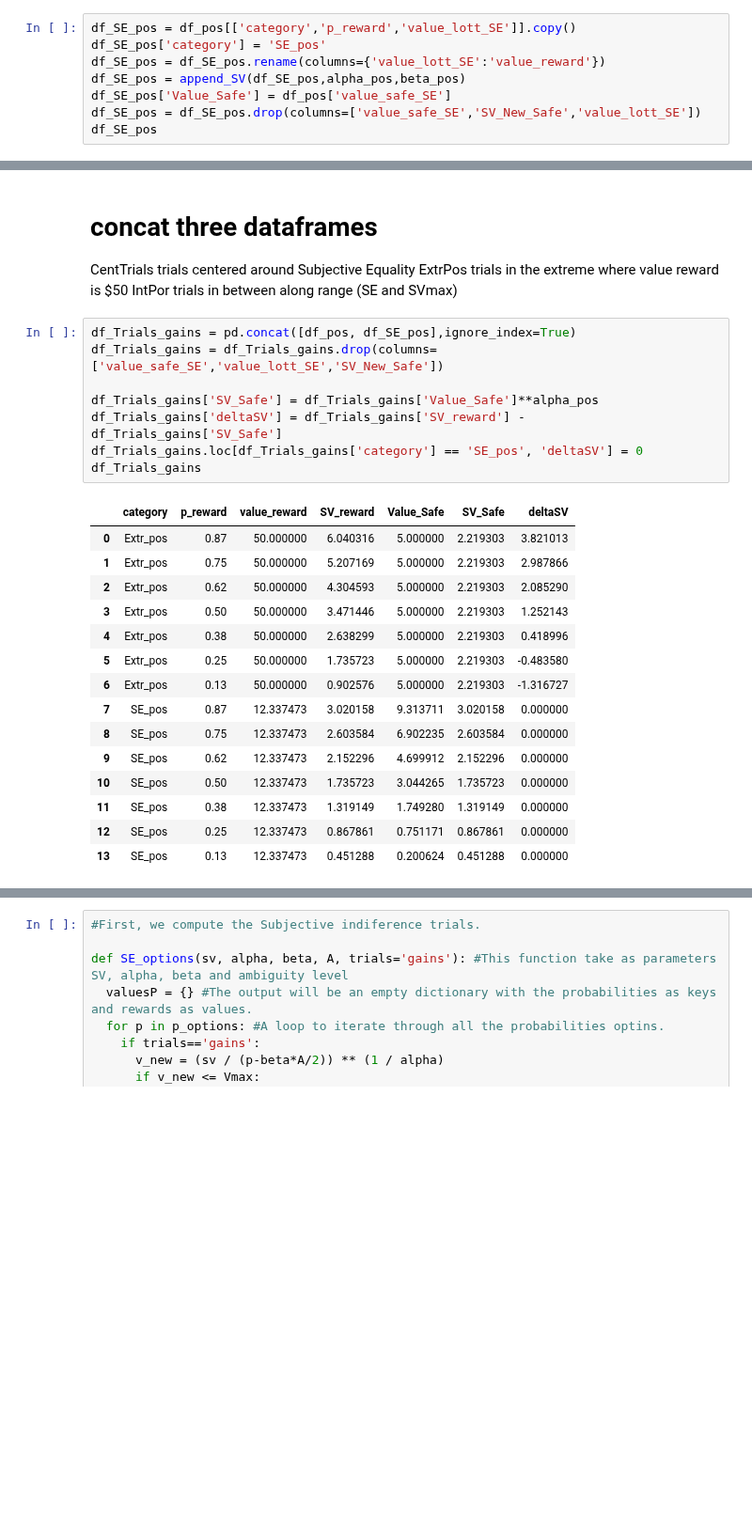
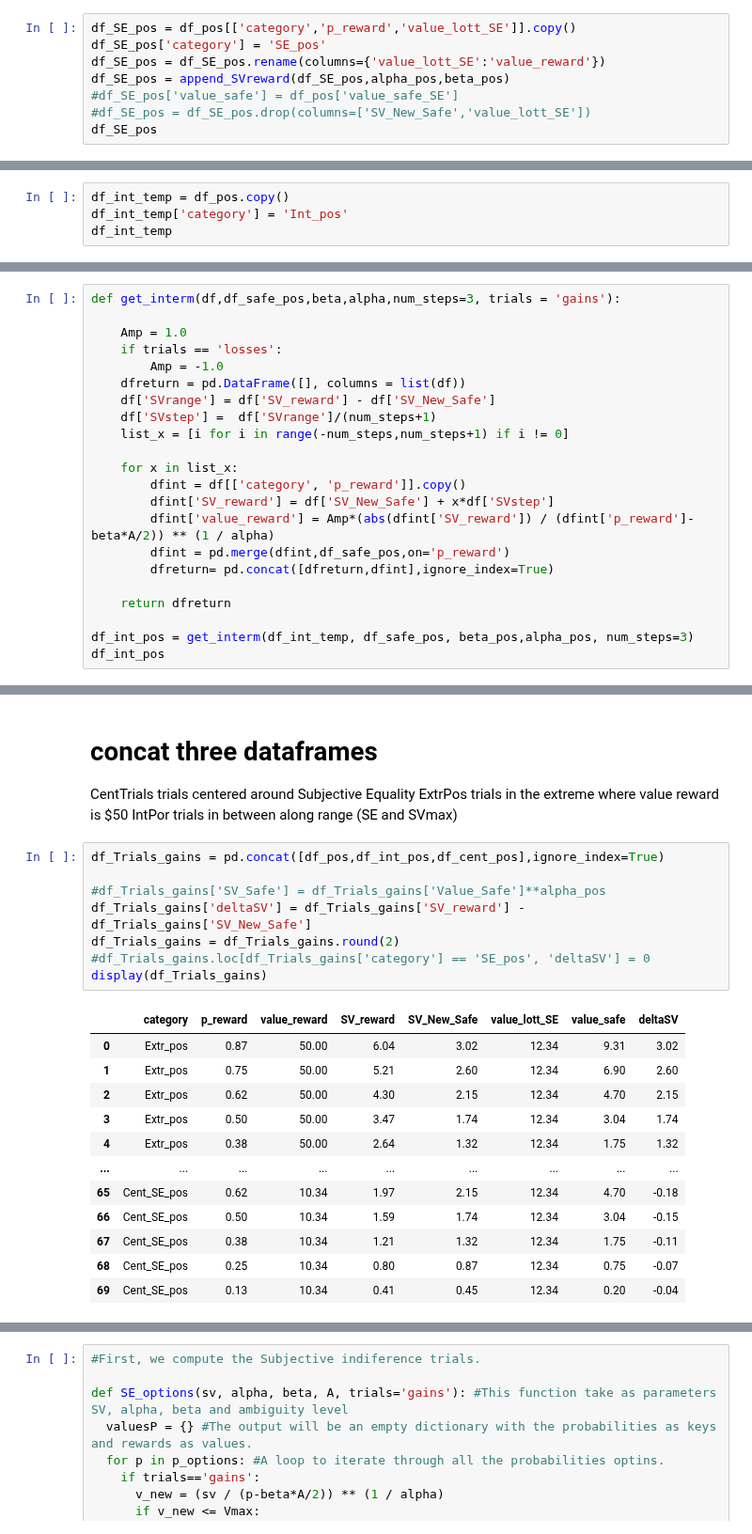
Before and after one commit to CDN-Lab/Adaptive_Choicesets, a Jupyter notebook: symmetrical_choice_set.ipynb, the cells around one changed output, grey strips where cells are left out. Shown at 94% size. Saved outputs shown, nothing was run; the diff lists cells and outputs as text; blank space fills up the shorter version.

Commit message:
Finished Gains Choice set

```diff
--- a/symmetrical_choice_set.ipynb
+++ b/symmetrical_choice_set.ipynb
@@ -198,8 +220,8 @@ df_pos
 df_SE_pos = df_pos[['category','p_reward','value_lott_SE']].copy()
 df_SE_pos['category'] = 'SE_pos'
 df_SE_pos = df_SE_pos.rename(columns={'value_lott_SE':'value_reward'})
-df_SE_pos = append_SV(df_SE_pos,alpha_pos,beta_pos)
-df_SE_pos['Value_Safe'] = df_pos['value_safe_SE']
-df_SE_pos = df_SE_pos.drop(columns=['value_safe_SE','SV_New_Safe','value_lott_SE'])
+df_SE_pos = append_SVreward(df_SE_pos,alpha_pos,beta_pos)
+#df_SE_pos['value_safe'] = df_pos['value_safe_SE']
+#df_SE_pos = df_SE_pos.drop(columns=['SV_New_Safe','value_lott_SE'])
 df_SE_pos
 # %% [output]
@@ -213,0 +273,4 @@ df_SE_pos
+# %%
+df_int_temp = df_pos.copy()
+df_int_temp['category'] = 'Int_pos'
+df_int_temp
@@ -213,0 +286,22 @@ df_SE_pos
+# %%
+def get_interm(df,df_safe_pos,beta,alpha,num_steps=3, trials = 'gains'):
+
+    Amp = 1.0
+    if trials == 'losses':
+        Amp = -1.0
+    dfreturn = pd.DataFrame([], columns = list(df))
+    df['SVrange'] = df['SV_reward'] - df['SV_New_Safe']
+    df['SVstep'] =  df['SVrange']/(num_steps+1)
+    list_x = [i for i in range(-num_steps,num_steps+1) if i != 0]
+
+    for x in list_x:
+        dfint = df[['category', 'p_reward']].copy()
+        dfint['SV_reward'] = df['SV_New_Safe'] + x*df['SVstep']
+        dfint['value_reward'] = Amp*(abs(dfint['SV_reward']) / (dfint['p_reward']-beta*A/2)) ** (1 / alpha)
+        dfint = pd.merge(dfint,df_safe_pos,on='p_reward')
+        dfreturn= pd.concat([dfreturn,dfint],ignore_index=True)
+
+    return dfreturn
+
+df_int_pos = get_interm(df_int_temp, df_safe_pos, beta_pos,alpha_pos, num_steps=3)
+df_int_pos
@@ -233,26 +343,23 @@ CentTrials trials centered around Subjective Equality
 ExtrPos trials in the extreme where value reward is $50
 IntPor trials in between along range (SE and SVmax)
 # %%
-df_Trials_gains = pd.concat([df_pos, df_SE_pos],ignore_index=True)
-df_Trials_gains = df_Trials_gains.drop(columns=['value_safe_SE','value_lott_SE','SV_New_Safe'])
+df_Trials_gains = pd.concat([df_pos,df_int_pos,df_cent_pos],ignore_index=True)
 
-df_Trials_gains['SV_Safe'] = df_Trials_gains['Value_Safe']**alpha_pos
-df_Trials_gains['deltaSV'] = df_Trials_gains['SV_reward'] - df_Trials_gains['SV_Safe']
-df_Trials_gains.loc[df_Trials_gains['category'] == 'SE_pos', 'deltaSV'] = 0
-df_Trials_gains
+#df_Trials_gains['SV_Safe'] = df_Trials_gains['Value_Safe']**alpha_pos
+df_Trials_gains['deltaSV'] = df_Trials_gains['SV_reward'] - df_Trials_gains['SV_New_Safe']
+df_Trials_gains = df_Trials_gains.round(2)
+#df_Trials_gains.loc[df_Trials_gains['category'] == 'SE_pos', 'deltaSV'] = 0
+display(df_Trials_gains)
 # %% [output]
-|  | category | p_reward | value_reward | SV_reward | Value_Safe | SV_Safe | deltaSV |
-| 0 | Extr_pos | 0.87 | 50.000000 | 6.040316 | 5.000000 | 2.219303 | 3.821013 |
-| 1 | Extr_pos | 0.75 | 50.000000 | 5.207169 | 5.000000 | 2.219303 | 2.987866 |
-| 2 | Extr_pos | 0.62 | 50.000000 | 4.304593 | 5.000000 | 2.219303 | 2.085290 |
-| 3 | Extr_pos | 0.50 | 50.000000 | 3.471446 | 5.000000 | 2.219303 | 1.252143 |
-| 4 | Extr_pos | 0.38 | 50.000000 | 2.638299 | 5.000000 | 2.219303 | 0.418996 |
-| 5 | Extr_pos | 0.25 | 50.000000 | 1.735723 | 5.000000 | 2.219303 | -0.483580 |
-| 6 | Extr_pos | 0.13 | 50.000000 | 0.902576 | 5.000000 | 2.219303 | -1.316727 |
-| 7 | SE_pos | 0.87 | 12.337473 | 3.020158 | 9.313711 | 3.020158 | 0.000000 |
-| 8 | SE_pos | 0.75 | 12.337473 | 2.603584 | 6.902235 | 2.603584 | 0.000000 |
-| 9 | SE_pos | 0.62 | 12.337473 | 2.152296 | 4.699912 | 2.152296 | 0.000000 |
-| 10 | SE_pos | 0.50 | 12.337473 | 1.735723 | 3.044265 | 1.735723 | 0.000000 |
-| 11 | SE_pos | 0.38 | 12.337473 | 1.319149 | 1.749280 | 1.319149 | 0.000000 |
-| 12 | SE_pos | 0.25 | 12.337473 | 0.867861 | 0.751171 | 0.867861 | 0.000000 |
-| 13 | SE_pos | 0.13 | 12.337473 | 0.451288 | 0.200624 | 0.451288 | 0.000000 |
+|  | category | p_reward | value_reward | SV_reward | SV_New_Safe | value_lott_SE | value_safe | deltaSV |
+| 0 | Extr_pos | 0.87 | 50.00 | 6.04 | 3.02 | 12.34 | 9.31 | 3.02 |
+| 1 | Extr_pos | 0.75 | 50.00 | 5.21 | 2.60 | 12.34 | 6.90 | 2.60 |
+| 2 | Extr_pos | 0.62 | 50.00 | 4.30 | 2.15 | 12.34 | 4.70 | 2.15 |
+| 3 | Extr_pos | 0.50 | 50.00 | 3.47 | 1.74 | 12.34 | 3.04 | 1.74 |
+| 4 | Extr_pos | 0.38 | 50.00 | 2.64 | 1.32 | 12.34 | 1.75 | 1.32 |
+| ... | ... | ... | ... | ... | ... | ... | ... | ... |
+| 65 | Cent_SE_pos | 0.62 | 10.34 | 1.97 | 2.15 | 12.34 | 4.70 | -0.18 |
+| 66 | Cent_SE_pos | 0.50 | 10.34 | 1.59 | 1.74 | 12.34 | 3.04 | -0.15 |
+| 67 | Cent_SE_pos | 0.38 | 10.34 | 1.21 | 1.32 | 12.34 | 1.75 | -0.11 |
+| 68 | Cent_SE_pos | 0.25 | 10.34 | 0.80 | 0.87 | 12.34 | 0.75 | -0.07 |
+| 69 | Cent_SE_pos | 0.13 | 10.34 | 0.41 | 0.45 | 12.34 | 0.20 | -0.04 |
```
Also changed, not shown: parts of 27 cells of this notebook.
